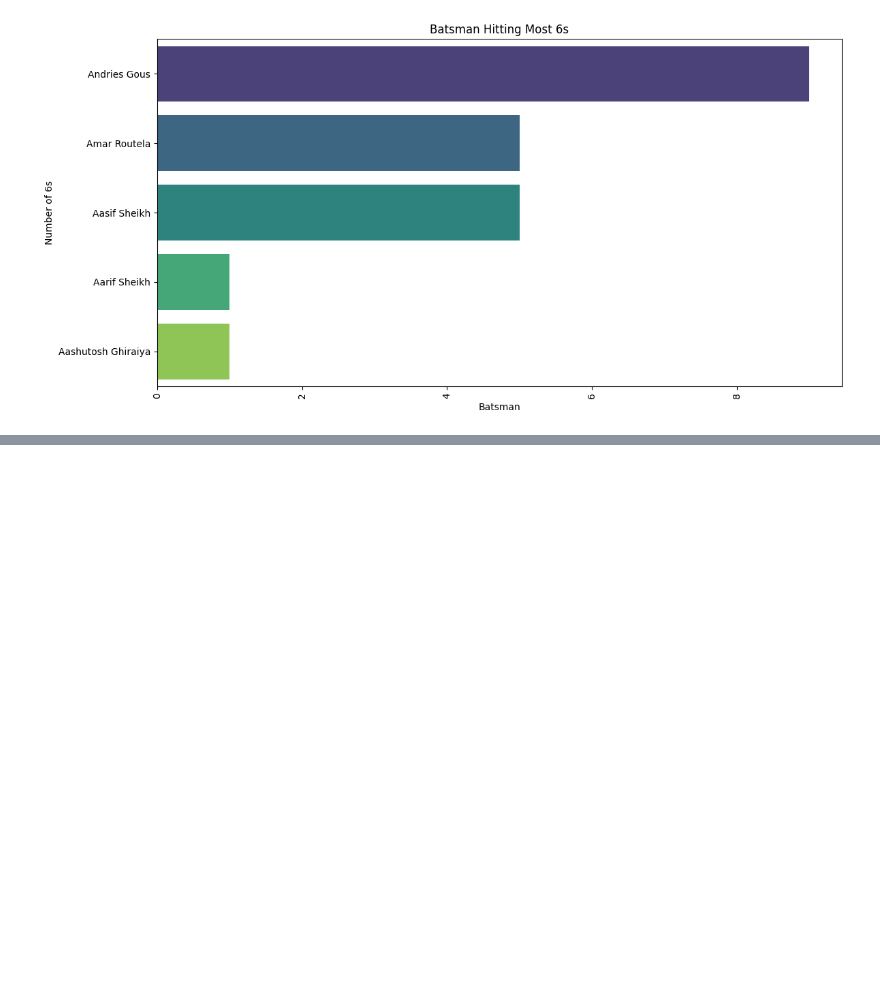
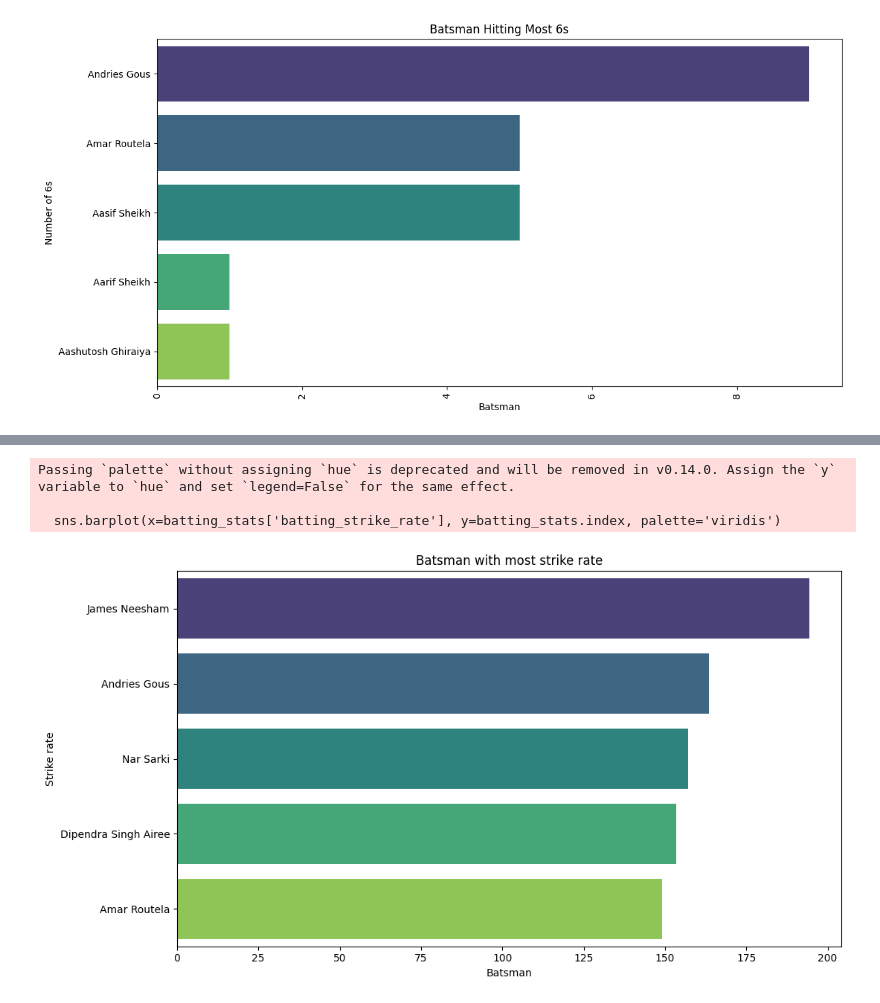
Before and after one commit to VictorAbhi/Nepal_Premier_league, a Jupyter notebook: untitled.ipynb, the cells around one changed output, grey strips where cells are left out. Saved outputs shown, nothing was run; the diff lists cells and outputs as text; code cells hidden in the pictures; blank space fills up the shorter version.

```diff
--- a/untitled.ipynb
+++ b/untitled.ipynb
@@ -425,0 +426,4 @@ Passing `palette` without assigning `hue` is deprecated and will be removed in v
+# %%
+df = pd.read_csv('Data_sets/cleaned_data.csv')
+# %%
+df.drop(columns=['Unnamed: 0'], inplace=True)
@@ -425,0 +439,24 @@ Passing `palette` without assigning `hue` is deprecated and will be removed in v
+# %%
+# calculating strike rate
+# Calculate batting strike rate
+batting_stats = df.groupby('batsman').agg(
+    total_runs=('batsman_runs', 'sum'),
+    total_balls_faced=('ball_result', 'count')  # Assuming each row represents a ball faced
+)
+
+# Avoid division by zero
+batting_stats['batting_strike_rate'] = (batting_stats['total_runs'] / batting_stats['total_balls_faced']) * 100
+batting_stats = batting_stats.sort_values(by='batting_strike_rate', ascending=False).head()
+
+plt.figure(figsize=(11,6))
+sns.barplot(x=batting_stats['batting_strike_rate'], y=batting_stats.index, palette='viridis')
+plt.title("Batsman with most strike rate")
+plt.xlabel("Batsman")
+plt.ylabel("Strike rate")
+plt.tight_layout()
+plt.show()
+# %% [output]
+Passing `palette` without assigning `hue` is deprecated and will be removed in v0.14.0. Assign the `y` variable to `hue` and set `legend=False` for the same effect.
+
+  sns.barplot(x=batting_stats['batting_strike_rate'], y=batting_stats.index, palette='viridis')
+[figure, added]
```
Also changed, not shown: parts of 7 cells of this notebook.
